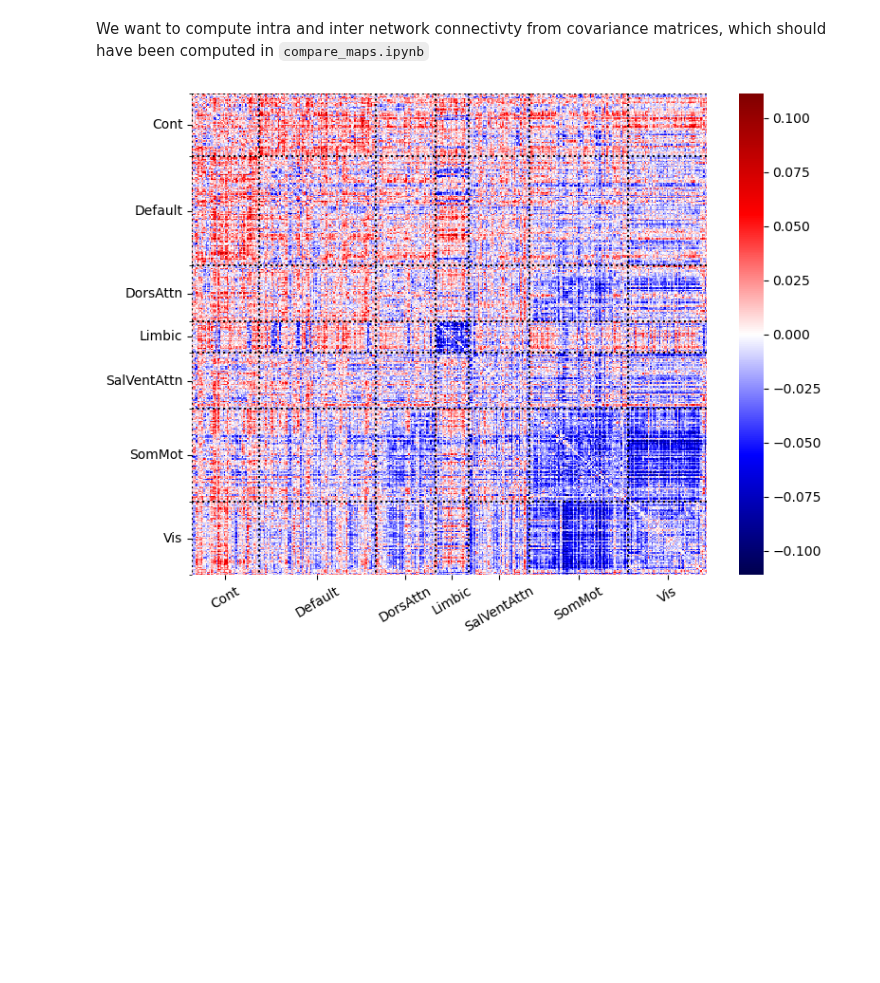
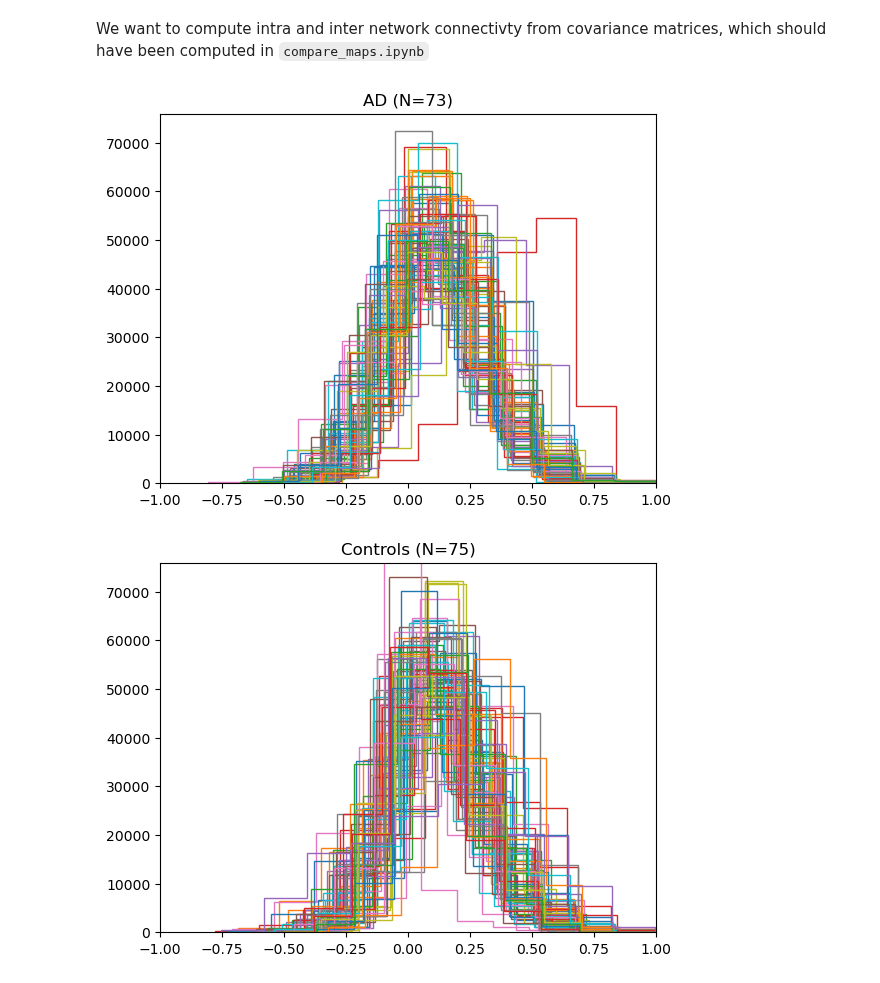
Before and after one commit to jonathan-legrand/bold-dementia, a Jupyter notebook: notebooks/network_analysis.ipynb, the cells around one changed output. Cells and saved outputs as stored; diff of their text form; code cells hidden in the pictures; blank space fills up the shorter version.

Commit message:
Fast plot of histograms

```diff
--- a/notebooks/network_analysis.ipynb
+++ b/notebooks/network_analysis.ipynb
@@ -22,6 +23,9 @@ control_matrices = joblib.load(matrices_path / "control.joblib")
 AD = AD_matrices.mean(axis=0)
 control = control_matrices.mean(axis=0)
 
+n_AD = AD_matrices.shape[0]
+n_controls = control_matrices.shape[0]
+
 atlas = Atlas.from_name(ATLAS, soft=SOFT)
 # %%
 import numpy as np
@@ -82,8 +95,18 @@ def plot_matrix(
 
     fig.tight_layout()
     return fig
-# %%
-plot_matrix(AD_matrices.mean(axis=0) - control_matrices.mean(axis=0), atlas)
-plt.show()
-# %% [output]
-[figure, removed]
+# %%
+
+_, ax = fast_hist(AD_matrices)
+ax.set_title(f"AD (N={n_AD})")
+plt.show()
+
+control_subsampled = control_matrices[::(n_controls//n_AD), :, :]
+fig, ax2 = fast_hist(control_subsampled)
+ax2.set_ylim(ax.get_ylim())
+ax2.set_title(f"Controls (N={control_subsampled.shape[0]})")
+
+plt.show()
+# %% [output]
+[figure, added]
+[figure, added]
```
Also changed, not shown: parts of 5 cells of this notebook, 1 other file.
